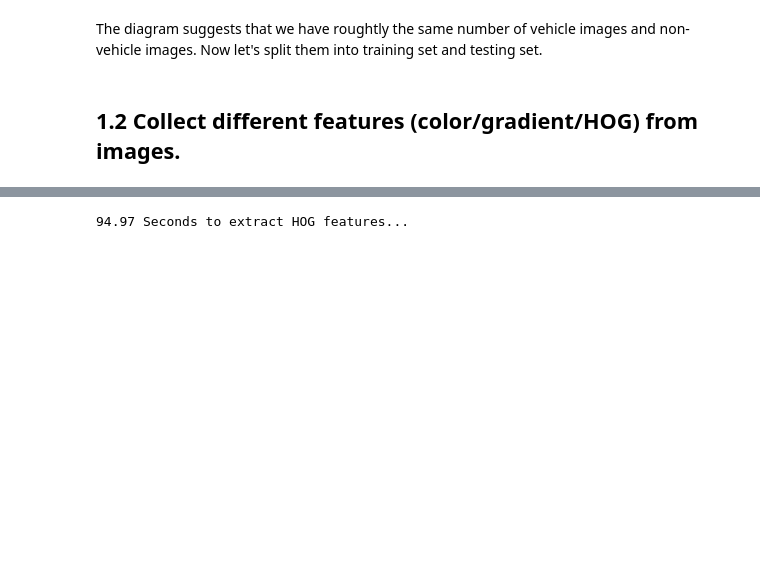
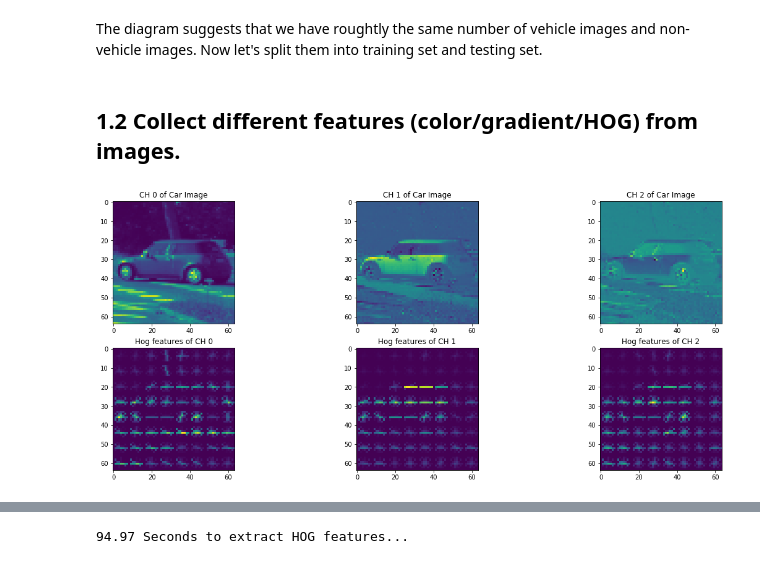
Before and after one commit to clarkli86/CarND-Vehicle-Detection, a Jupyter notebook: vehicle_detection.ipynb, the cells around one changed output, grey strips where cells are left out. Drawn from its saved outputs; the diff is of its cells as text; code cells hidden in the pictures; blank space fills up the shorter version.

```diff
--- a/vehicle_detection.ipynb
+++ b/vehicle_detection.ipynb
@@ -126,3 +125,26 @@ def extract_features(imgs, cspace='RGB', orient=9,
         features.append(hog_features)
     # Return list of feature vectors
     return features
+# %%
+colorspace = 'YCrCb' # Can be RGB, HSV, LUV, HLS, YUV, YCrCb
+orient = 9
+pix_per_cell = 8
+cell_per_block = 2
+hog_channel = 'ALL' # Can be 0, 1, 2, or "ALL"
+
+rand_car_img_conv = cv2.cvtColor(rand_car_img, cv2.COLOR_RGB2YCrCb)
+
+figure, axs = plt.subplots(2, 3, figsize=(20, 8))
+
+for j in range(3):
+    axs[0][j].set_title('CH {} of Car Image'.format(j))
+    axs[0][j].imshow(rand_car_img_conv[:,:,j])
+
+for j in range(3):
+    car_features = get_hog_features(rand_car_img_conv[:,:,j], orient=orient,
+                            pix_per_cell=pix_per_cell, cell_per_block=cell_per_block,
+                            vis=True, feature_vec=False)
+    axs[1][j].set_title('Hog features of CH {}'.format(j))
+    axs[1][j].imshow(car_features[1])
+# %% [output]
+[figure, added]
```
Also changed, not shown: parts of 9 cells of this notebook.
